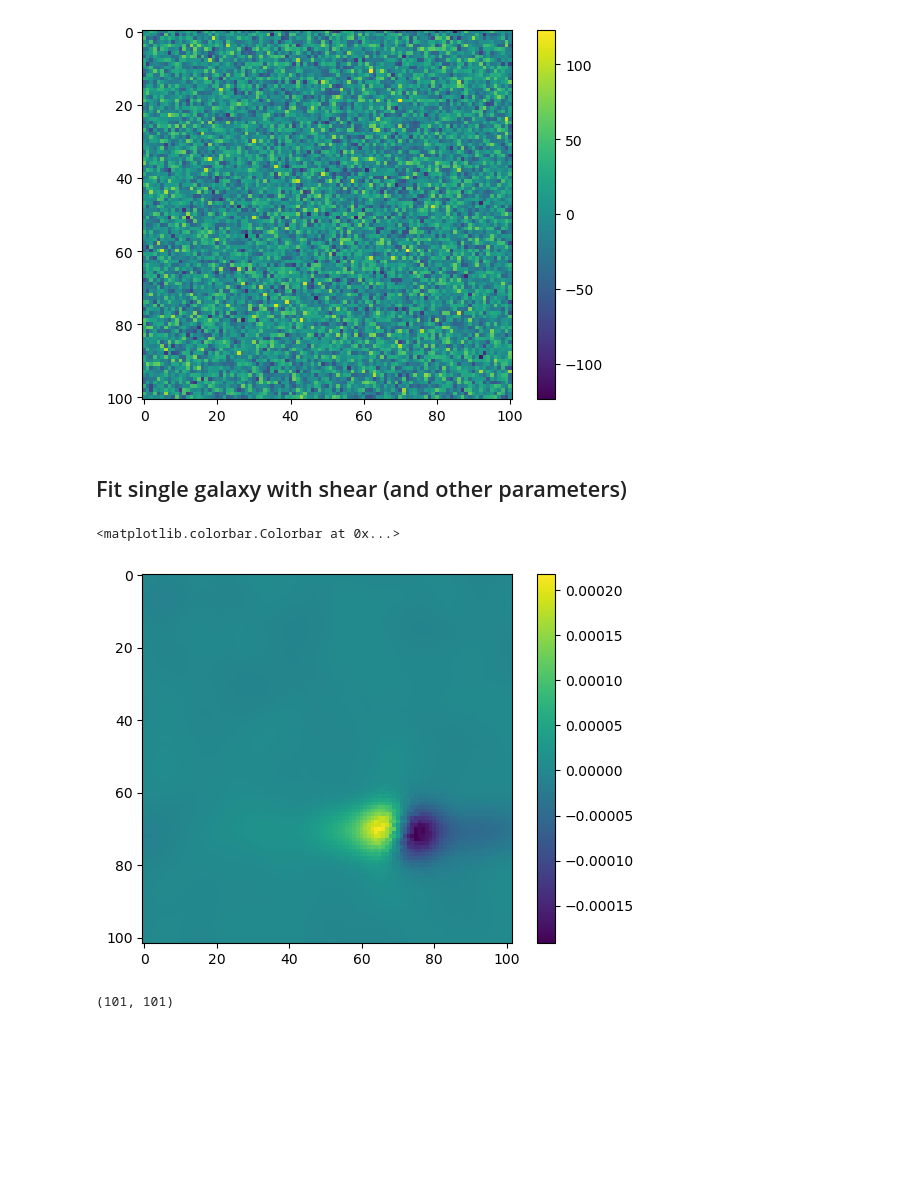
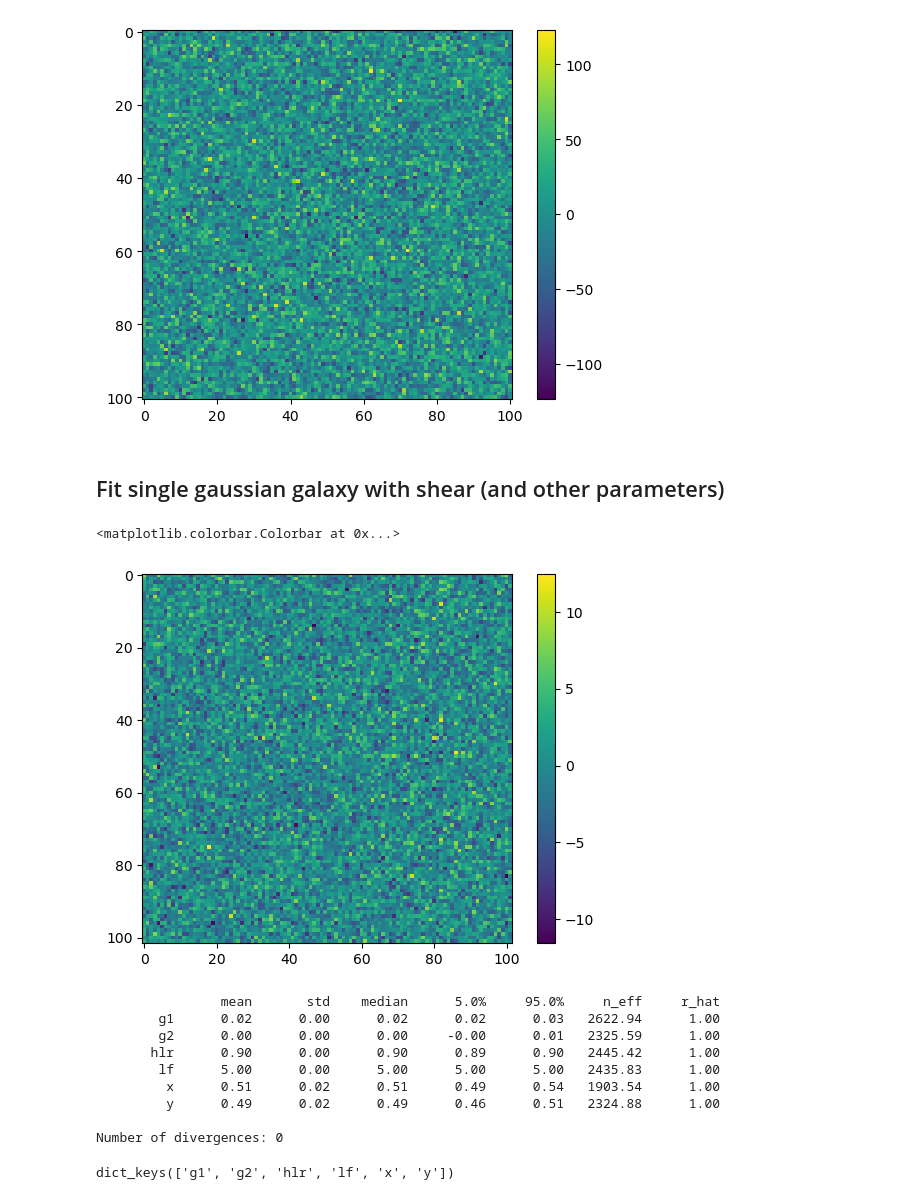
Before and after one commit to LSSTDESC/BPD, a Jupyter notebook: fit-single.ipynb, the cells around one changed output. Saved outputs shown, nothing was run; the diff lists cells and outputs as text; code cells hidden in the pictures; blank space fills up the shorter version.

```diff
--- a/fit-single.ipynb
+++ b/fit-single.ipynb
@@ -41,7 +44,7 @@ TRUE_FLUX = 1e5
 # %%
 # get true image
 def _draw_gal():
-    gal = _galsim.Gaussian(flux=flux, half_light_radius=HLR)
+    gal = _galsim.Gaussian(flux=TRUE_FLUX, half_light_radius=HLR)
     psf = _galsim.Gaussian(flux=1., half_light_radius=PSF_HLR)
     gal_conv = _galsim.Convolve([gal, psf])
     gal_conv = gal_conv.drawImage(nx=SLEN,ny=SLEN,scale=PIXEL_SCALE)
@@ -114,27 +109,27 @@ plt.colorbar()
 <matplotlib.colorbar.Colorbar at 0x...>
 [figure]
 # %% [markdown]
-## Fit single galaxy with shear (and other parameters)
+## Fit single gaussian galaxy with shear (and other parameters)
 # %%
 PSF_HLR = 0.7
 PIXEL_SCALE = 0.2
 SLEN = 102
 BACKGROUND = 10
-NOISE = 0
+NOISE = 1
 
 # galaxy
 TRUE_HLR = 0.9
 LOG_TRUE_FLUX = 5
 TRUE_FLUX = 10**LOG_TRUE_FLUX
-TRUE_X = 20
-TRUE_Y = 20
+TRUE_X = 0.5
+TRUE_Y = 0.5
 
 #shear
 G1 = 0.02
 G2 = 0.0
 
 #params
-TRUE_PARAMS = {'log_flux': LOG_TRUE_FLUX, 'hlr': TRUE_HLR, 'x': TRUE_X, 'y': TRUE_Y, 'g1': G1, 'g2': G2}
+TRUE_PARAMS = {'lf': LOG_TRUE_FLUX, 'hlr': TRUE_HLR, 'x': TRUE_X, 'y': TRUE_Y, 'g1': G1, 'g2': G2}
 TRUE_PARAMS_ARR = {k:jnp.array([v]) for k,v in TRUE_PARAMS.items()}
 # %%
 # get true image
@@ -148,15 +143,15 @@ def _draw_gal():
                                   offset=pos,
                                  )
     img = gal_conv.array + BACKGROUND
-    img += np.random.randn(*img.shape) * np.sqrt(img) * NOISE
+    img += np.random.randn(*img.shape) * np.sqrt(BACKGROUND) * NOISE
     return img
 # %%
 GSPARAMS = galsim.GSParams(minimum_fft_size=512, maximum_fft_size=512)
 
 @jax.jit
 @jax.vmap
-def draw_gal(log_flux, hlr, x, y, g1, g2):
-    gal = galsim.Gaussian(flux=10**log_flux, half_light_radius=hlr)
+def draw_gal(lf, hlr, x, y, g1, g2):
+    gal = galsim.Gaussian(flux=10**lf, half_light_radius=hlr)
     gal = gal.shear(g1=g1, g2=g2)
     pos = galsim.PositionD(x=x, y=y)
     psf = galsim.Gaussian(flux=1., half_light_radius=PSF_HLR)
@@ -168,9 +163,10 @@ def draw_gal(log_flux, hlr, x, y, g1, g2):
     return im
 # %%
 # check error is very small on true thingies
-arr = _draw_gal() - draw_gal(**TRUE_PARAMS_ARR)[0]
+TRUE_IMAGE = _draw_gal()
+arr = TRUE_IMAGE - draw_gal(**TRUE_PARAMS_ARR)[0]
 plt.imshow(arr)
 plt.colorbar()
 # %% [output]
 <matplotlib.colorbar.Colorbar at 0x...>
-[figure, old version]
+[figure, new version]
@@ -177,4 +177,13 @@ plt.colorbar()
 # %%
-arr.shape
+def prob_model(y=None):
+    params = {
+        'lf': numpyro.sample('lf', dist.Uniform(4,6)),
+        'hlr': numpyro.sample('hlr', dist.Uniform(0.7, 1.2)),
+        'x': numpyro.sample('x', dist.Uniform(-1, 1)),
+        'y': numpyro.sample('y', dist.Uniform(-1, 1)),
+        'g1':numpyro.sample('g1', dist.Uniform(-0.05, 0.05)),
+        'g2':numpyro.sample('g2', dist.Uniform(-0.05, 0.05)),
+    }
+    params = {k:jnp.array([v]) for k,v in params.items()}
+    im = draw_gal(**params)
+    numpyro.sample('obs', dist.Normal(im, jnp.sqrt(im)), obs=y)
-# %% [output]
-(101, 101)
@@ -180,0 +195,16 @@ arr.shape
+# %%
+mcmc.print_summary()
+# %% [output]
+                mean       std    median      5.0%     95.0%     n_eff     r_hat
+        g1      0.02      0.00      0.02      0.02      0.03   2622.94      1.00
+        g2      0.00      0.00      0.00     -0.00      0.01   2325.59      1.00
+       hlr      0.90      0.00      0.90      0.89      0.90   2445.42      1.00
+        lf      5.00      0.00      5.00      5.00      5.00   2435.83      1.00
+         x      0.51      0.02      0.51      0.49      0.54   1903.54      1.00
+         y      0.49      0.02      0.49      0.46      0.51   2324.88      1.00
+
+Number of divergences: 0
+# %%
+mcmc.get_samples().keys()
+# %% [output]
+dict_keys(['g1', 'g2', 'hlr', 'lf', 'x', 'y'])
```
Also changed, not shown: parts of 8 cells of this notebook, 1 other file.
